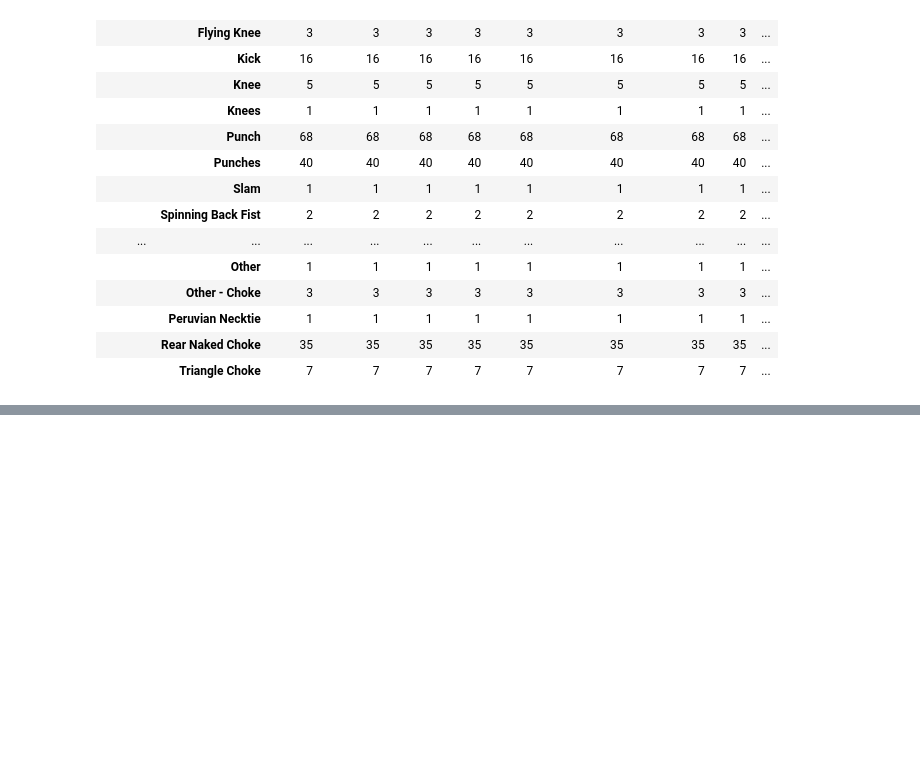
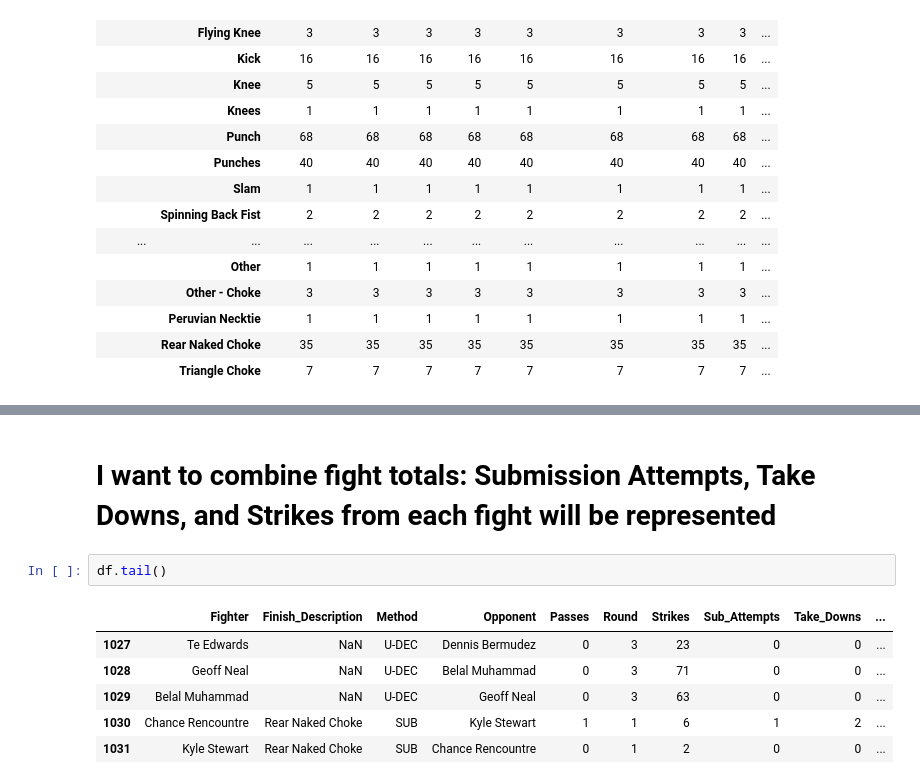
Before and after one commit to Daylen-Mackey/UFC-2019-In-Review, a Jupyter notebook: Web Scraping.ipynb, the cells around one changed output, grey strips where cells are left out. Saved outputs shown, nothing was run; the diff lists cells and outputs as text; blank space fills up the shorter version.

```diff
--- a/Web Scraping.ipynb
+++ b/Web Scraping.ipynb
@@ -338,0 +351,11 @@ evens.groupby(['Method','Finish_Description']).count()
+# %% [markdown]
+# I want to combine fight totals:  Submission Attempts, Take Downs, and Strikes from each fight will be represented
+# %%
+df.tail()
+# %% [output]
+|  | Fighter | Finish_Description | Method | Opponent | Passes | Round | Strikes | Sub_Attempts | Take_Downs | ... |
+| 1027 | Te Edwards | NaN | U-DEC | Dennis Bermudez | 0 | 3 | 23 | 0 | 0 | ... |
+| 1028 | Geoff Neal | NaN | U-DEC | Belal Muhammad | 0 | 3 | 71 | 0 | 0 | ... |
+| 1029 | Belal Muhammad | NaN | U-DEC | Geoff Neal | 0 | 3 | 63 | 0 | 0 | ... |
+| 1030 | Chance Rencountre | Rear Naked Choke | SUB | Kyle Stewart | 1 | 1 | 6 | 1 | 2 | ... |
+| 1031 | Kyle Stewart | Rear Naked Choke | SUB | Chance Rencountre | 0 | 1 | 2 | 0 | 0 | ... |
```
Also changed, not shown: parts of 6 cells of this notebook, 4 other files.
